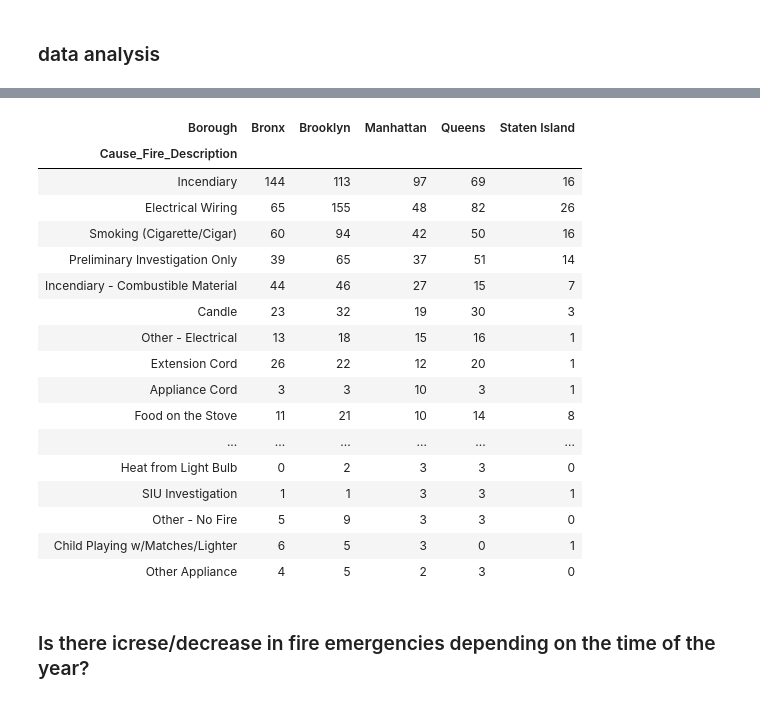
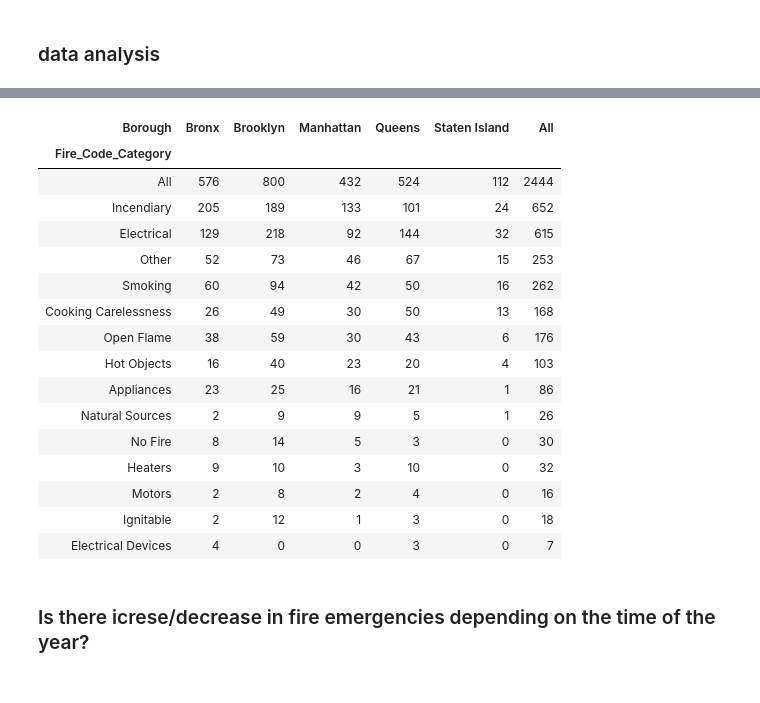
Before and after one commit to molinexx/Data-analysis-with-Python, a Jupyter notebook: NYC Fire data.ipynb, the cells around one changed output, grey strips where cells are left out. Drawn from its saved outputs; the diff is of its cells as text; code cells hidden in the pictures.

```diff
--- a/NYC Fire data.ipynb
+++ b/NYC Fire data.ipynb
@@ -221,23 +304,22 @@ fire_residencial_2020.groupby("Cause_Fire_Description").agg({"Cause_Fire_Descrip
 # %%
-fire_residencial_2020.pivot_table(index="Cause_Fire_Description", columns = "Borough", values = "Incident_DateTime", aggfunc=len, fill_value=0).sort_values(by=['Manhattan'], ascending = False).head(25)
+fire_residencial_2020.pivot_table(index="Fire_Code_Category", columns = "Borough", values = "Incident_DateTime", aggfunc=len, fill_value=0,  margins = True).sort_values(by=['Manhattan'], ascending = False)
 # %% [output]
-| Borough | Bronx | Brooklyn | Manhattan | Queens | Staten Island |
-| Cause_Fire_Description |  |  |  |  |  |
-| Incendiary | 144 | 113 | 97 | 69 | 16 |
-| Electrical Wiring | 65 | 155 | 48 | 82 | 26 |
-| Smoking (Cigarette/Cigar) | 60 | 94 | 42 | 50 | 16 |
-| Preliminary Investigation Only | 39 | 65 | 37 | 51 | 14 |
-| Incendiary - Combustible Material | 44 | 46 | 27 | 15 | 7 |
-| Candle | 23 | 32 | 19 | 30 | 3 |
-| Other - Electrical | 13 | 18 | 15 | 16 | 1 |
-| Extension Cord | 26 | 22 | 12 | 20 | 1 |
-| Appliance Cord | 3 | 3 | 10 | 3 | 1 |
-| Food on the Stove | 11 | 21 | 10 | 14 | 8 |
-| ... | ... | ... | ... | ... | ... |
-| Heat from Light Bulb | 0 | 2 | 3 | 3 | 0 |
-| SIU Investigation | 1 | 1 | 3 | 3 | 1 |
-| Other - No Fire | 5 | 9 | 3 | 3 | 0 |
-| Child Playing w/Matches/Lighter | 6 | 5 | 3 | 0 | 1 |
-| Other Appliance | 4 | 5 | 2 | 3 | 0 |
+| Borough | Bronx | Brooklyn | Manhattan | Queens | Staten Island | All |
+| Fire_Code_Category |  |  |  |  |  |  |
+| All | 576 | 800 | 432 | 524 | 112 | 2444 |
+| Incendiary | 205 | 189 | 133 | 101 | 24 | 652 |
+| Electrical | 129 | 218 | 92 | 144 | 32 | 615 |
+| Other | 52 | 73 | 46 | 67 | 15 | 253 |
+| Smoking | 60 | 94 | 42 | 50 | 16 | 262 |
+| Cooking Carelessness | 26 | 49 | 30 | 50 | 13 | 168 |
+| Open Flame | 38 | 59 | 30 | 43 | 6 | 176 |
+| Hot Objects | 16 | 40 | 23 | 20 | 4 | 103 |
+| Appliances | 23 | 25 | 16 | 21 | 1 | 86 |
+| Natural Sources | 2 | 9 | 9 | 5 | 1 | 26 |
+| No Fire | 8 | 14 | 5 | 3 | 0 | 30 |
+| Heaters | 9 | 10 | 3 | 10 | 0 | 32 |
+| Motors | 2 | 8 | 2 | 4 | 0 | 16 |
+| Ignitable | 2 | 12 | 1 | 3 | 0 | 18 |
+| Electrical Devices | 4 | 0 | 0 | 3 | 0 | 7 |
 # %% [markdown]
 ### Is there icrese/decrease in fire emergencies depending on the time of the year?
```
Also changed, not shown: parts of 29 cells of this notebook.
